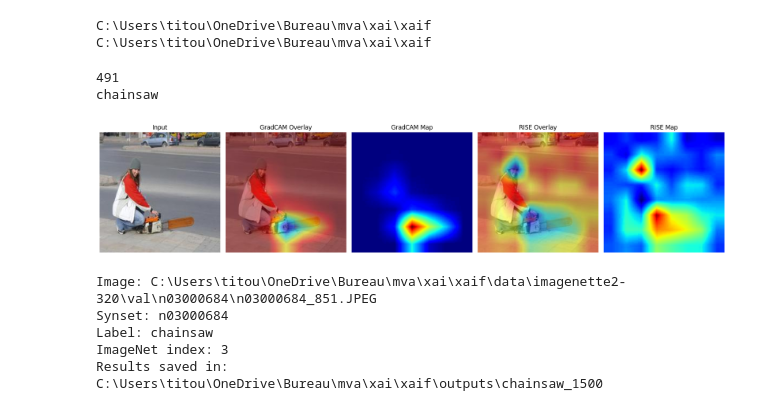
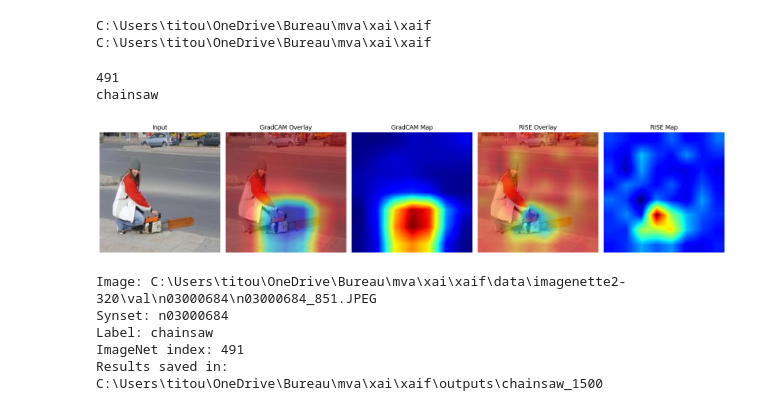
Before and after one commit to titouanp22/xai_rise, a Jupyter notebook: notebooks/01_exploration.ipynb, the cells around one changed output. Saved outputs shown, nothing was run; the diff lists cells and outputs as text; code cells hidden in the pictures.

```diff
--- a/notebooks/01_exploration.ipynb
+++ b/notebooks/01_exploration.ipynb
@@ -17,11 +17,11 @@ from PIL import Image
 from torchvision.datasets import ImageFolder
 import matplotlib.pyplot as plt
 
-from xaif.scripts.tools_for_data.data import image_to_tensor, load_image
-from xaif.scripts.models.gradcam import compute_gradcam
-from xaif.scripts.models.rise import compute_rise_saliency
-from xaif.scripts.models.reset import get_resnet50, predict_class
-from xaif.scripts.tools_for_data.visualize import save_overlay_from_pil
+from scripts.tools_for_data.data import image_to_tensor, load_image
+from scripts.models.gradcam import compute_gradcam
+from scripts.models.rise import compute_rise_saliency
+from scripts.models.reset import get_resnet50, predict_class
+from scripts.tools_for_data.visualize import save_overlay_from_pil
 
 
 # -------------------------------------------------
@@ -64,7 +64,7 @@ with open(labels_path, "r", encoding="utf-8") as f:
 
 device = "cpu"  # or "cuda"
 
-model, _ = get_resnet50(device=device)
+model = get_resnet50(device=device)
 
 input_tensor = image_to_tensor(
     image_path,
@@ -157,36 +157,36 @@ axes[1].set_title("GradCAM Overlay")
 axes[1].axis("off")
 
 axes[2].imshow(Image.open(out_dir / "gradcam_map.jpg"), cmap="jet")
 axes[2].set_title("GradCAM Map")
 axes[2].axis("off")
 
 axes[3].imshow(Image.open(out_dir / "rise_overlay.jpg"))
 axes[3].set_title("RISE Overlay")
 axes[3].axis("off")
 
 axes[4].imshow(Image.open(out_dir / "rise_map.jpg"), cmap="jet")
 axes[4].set_title("RISE Map")
 axes[4].axis("off")
 
 plt.tight_layout()
 plt.show()
 
 
 # -------------------------------------------------
 # Logs
 # -------------------------------------------------
 
 print(f"Image: {image_path}")
 print(f"Synset: {synset}")
 print(f"Label: {label}")
 print(f"ImageNet index: {pred_class}")
 print(f"Results saved in: {out_dir}")
 # %% [output]
 491
 chainsaw
-[figure, old version]
+[figure, new version]
 Image: C:\Users\titou\OneDrive\Bureau\mva\xai\xaif\data\imagenette2-320\val\n03000684\n03000684_851.JPEG
 Synset: n03000684
 Label: chainsaw
-ImageNet index: 3
+ImageNet index: 491
 Results saved in: C:\Users\titou\OneDrive\Bureau\mva\xai\xaif\outputs\chainsaw_1500
```
